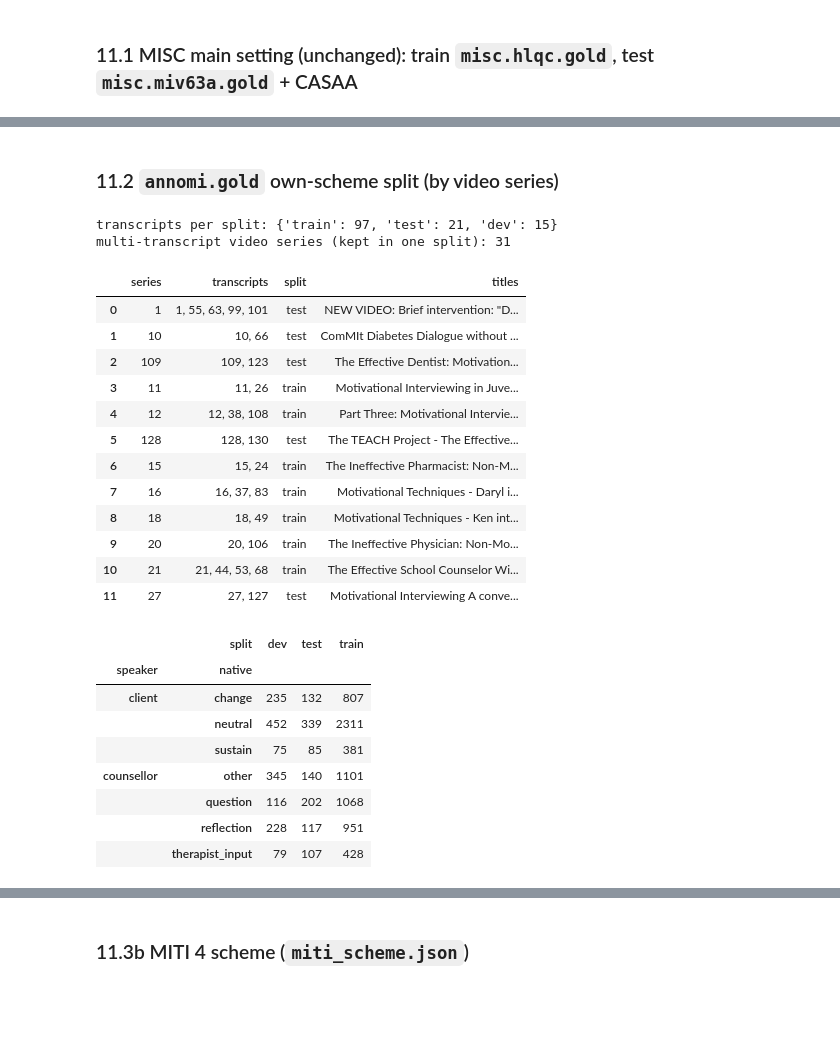
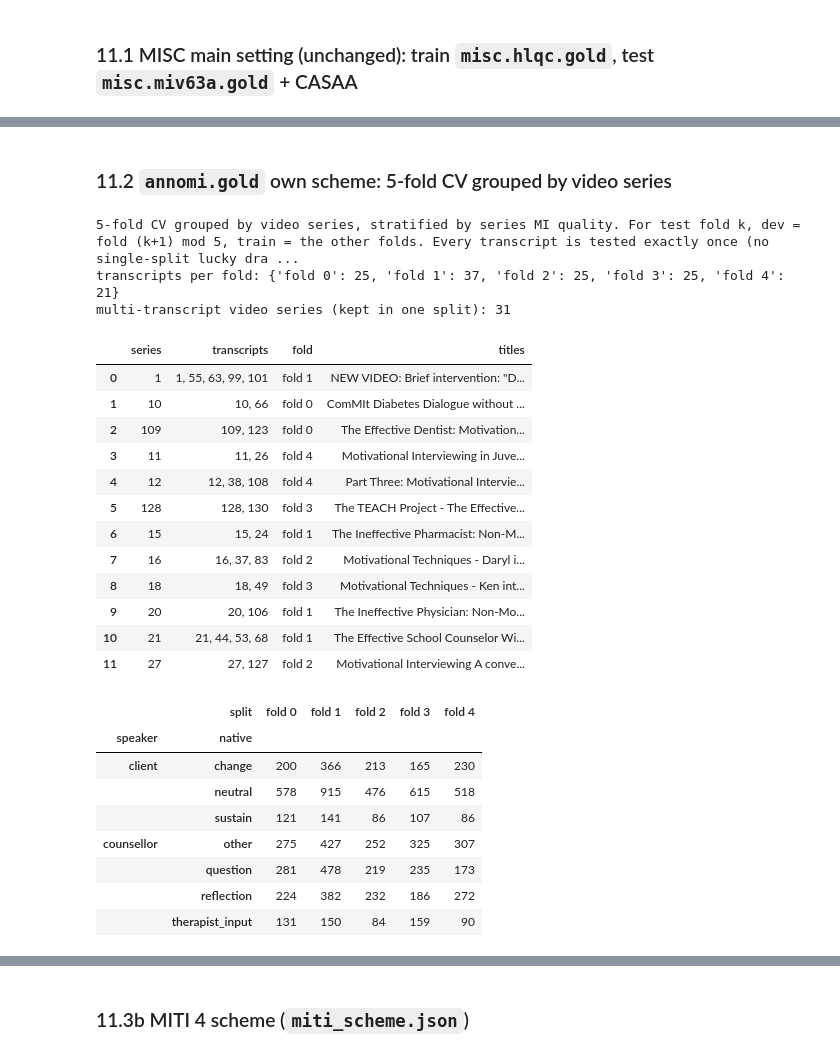
Before and after one commit to Zme874amy/Behavioral-Coding, a Jupyter notebook: notebooks/datasets_eda.ipynb, the cells around one changed output, grey strips where cells are left out. Saved outputs shown, nothing was run; the diff lists cells and outputs as text; code cells hidden in the pictures; blank space fills up the shorter version.

```diff
--- a/notebooks/datasets_eda.ipynb
+++ b/notebooks/datasets_eda.ipynb
@@ -1291,35 +1357,36 @@ checkpoint selection: HLQC validation fold as in misc_main (val_folds 7, val_fol
 # %% [markdown]
-### 11.2 `annomi.gold` own-scheme split (by video series)
+### 11.2 `annomi.gold` own scheme: 5-fold CV grouped by video series
 # %%
-a = MAN['annomi_own']['split']; print('transcripts per split:', pd.Series(a).value_counts().to_dict())
+a = {c: f'fold {f}' for c, f in MAN['annomi_own']['folds'].items()}; print(MAN['annomi_own']['design']); print('transcripts per fold:', pd.Series(a).value_counts().sort_index().to_dict())
 print('multi-transcript video series (kept in one split):', len(MAN['annomi_own']['series']))
-display(pd.DataFrame([{'series': g, 'transcripts': ', '.join(ms), 'split': a[ms[0]],
+display(pd.DataFrame([{'series': g, 'transcripts': ', '.join(ms), 'fold': a[ms[0]],
                        'titles': ' | '.join(F['annomi.gold'][F['annomi.gold'].conv_id.isin(ms)].groupby('conv_id').video_title.first().head(3))}
                       for g, ms in MAN['annomi_own']['series'].items()]).head(12))
 df = F['annomi.gold'].assign(split=F['annomi.gold'].conv_id.map(a)); pd.crosstab([df.speaker, df.native], df.split)
 # %% [output]
-transcripts per split: {'train': 97, 'test': 21, 'dev': 15}
+5-fold CV grouped by video series, stratified by series MI quality. For test fold k, dev = fold (k+1) mod 5, train = the other folds. Every transcript is tested exactly once (no single-split lucky dra ...
+transcripts per fold: {'fold 0': 25, 'fold 1': 37, 'fold 2': 25, 'fold 3': 25, 'fold 4': 21}
 multi-transcript video series (kept in one split): 31
-|  | series | transcripts | split | titles |
-| 0 | 1 | 1, 55, 63, 99, 101 | test | NEW VIDEO: Brief intervention: "D... |
-| 1 | 10 | 10, 66 | test | ComMIt Diabetes Dialogue without ... |
-| 2 | 109 | 109, 123 | test | The Effective Dentist: Motivation... |
-| 3 | 11 | 11, 26 | train | Motivational Interviewing in Juve... |
-| 4 | 12 | 12, 38, 108 | train | Part Three: Motivational Intervie... |
-| 5 | 128 | 128, 130 | test | The TEACH Project - The Effective... |
-| 6 | 15 | 15, 24 | train | The Ineffective Pharmacist: Non-M... |
-| 7 | 16 | 16, 37, 83 | train | Motivational Techniques - Daryl i... |
-| 8 | 18 | 18, 49 | train | Motivational Techniques - Ken int... |
-| 9 | 20 | 20, 106 | train | The Ineffective Physician: Non-Mo... |
-| 10 | 21 | 21, 44, 53, 68 | train | The Effective School Counselor Wi... |
-| 11 | 27 | 27, 127 | test | Motivational Interviewing A conve... |
+|  | series | transcripts | fold | titles |
+| 0 | 1 | 1, 55, 63, 99, 101 | fold 1 | NEW VIDEO: Brief intervention: "D... |
+| 1 | 10 | 10, 66 | fold 0 | ComMIt Diabetes Dialogue without ... |
+| 2 | 109 | 109, 123 | fold 0 | The Effective Dentist: Motivation... |
+| 3 | 11 | 11, 26 | fold 4 | Motivational Interviewing in Juve... |
+| 4 | 12 | 12, 38, 108 | fold 4 | Part Three: Motivational Intervie... |
+| 5 | 128 | 128, 130 | fold 3 | The TEACH Project - The Effective... |
+| 6 | 15 | 15, 24 | fold 1 | The Ineffective Pharmacist: Non-M... |
+| 7 | 16 | 16, 37, 83 | fold 2 | Motivational Techniques - Daryl i... |
+| 8 | 18 | 18, 49 | fold 3 | Motivational Techniques - Ken int... |
+| 9 | 20 | 20, 106 | fold 1 | The Ineffective Physician: Non-Mo... |
+| 10 | 21 | 21, 44, 53, 68 | fold 1 | The Effective School Counselor Wi... |
+| 11 | 27 | 27, 127 | fold 2 | Motivational Interviewing A conve... |
-|  | split | dev | test | train |
-| speaker | native |  |  |  |
-| client | change | 235 | 132 | 807 |
-|  | neutral | 452 | 339 | 2311 |
-|  | sustain | 75 | 85 | 381 |
-| counsellor | other | 345 | 140 | 1101 |
-|  | question | 116 | 202 | 1068 |
-|  | reflection | 228 | 117 | 951 |
-|  | therapist_input | 79 | 107 | 428 |
+|  | split | fold 0 | fold 1 | fold 2 | fold 3 | fold 4 |
+| speaker | native |  |  |  |  |  |
+| client | change | 200 | 366 | 213 | 165 | 230 |
+|  | neutral | 578 | 915 | 476 | 615 | 518 |
+|  | sustain | 121 | 141 | 86 | 107 | 86 |
+| counsellor | other | 275 | 427 | 252 | 325 | 307 |
+|  | question | 281 | 478 | 219 | 235 | 173 |
+|  | reflection | 224 | 382 | 232 | 186 | 272 |
+|  | therapist_input | 131 | 150 | 84 | 159 | 90 |
 # %% [markdown]
```
Also changed, not shown: parts of 11 cells of this notebook, 10 other files.
